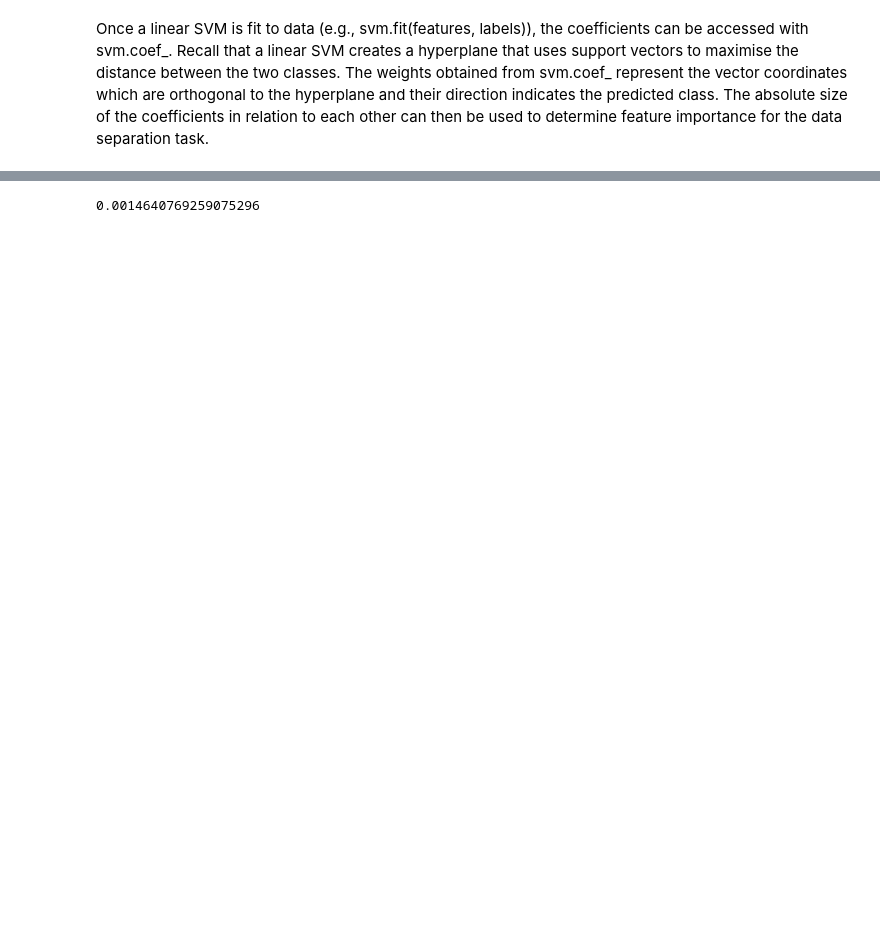
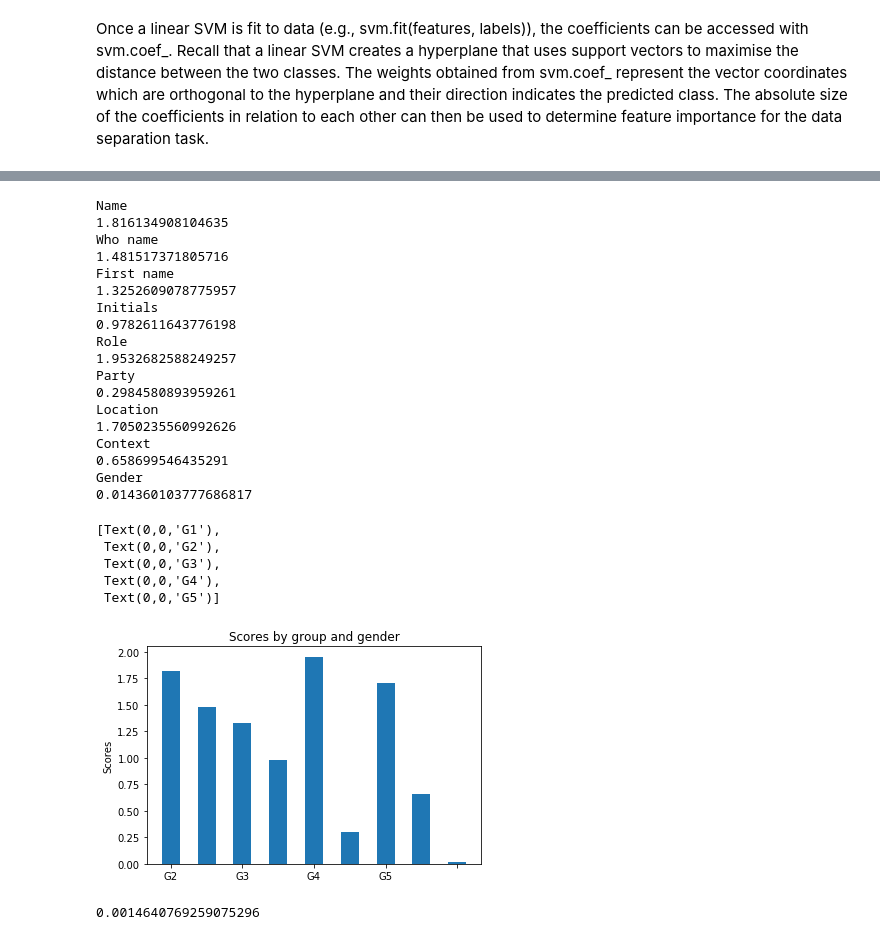
Before and after one commit to Joostrothweiler/politags, a Jupyter notebook: notebooks/experiments/NED.ipynb, the cells around one changed output, grey strips where cells are left out. Drawn from its saved outputs; the diff is of its cells as text; code cells hidden in the pictures; blank space fills up the shorter version.

```diff
--- a/notebooks/experiments/NED.ipynb
+++ b/notebooks/experiments/NED.ipynb
@@ -573,3 +596,46 @@ print(np.var(scores))
+# %%
+names = ['Name', 'Who name', 'First name', 'Initials', 'Role', 'Party', 'Location', 'Context', 'Gender']
+
+sum = 0
+
+for i in range(0,len(clf.coef_[0])):
+    print(names[i])
+    print(clf.coef_[0][i])
+    sum += clf.coef_[0][i]
+
+
+
+fig, ax = plt.subplots()
+rects = ax.bar([0,1,2,3,4,5,6,7,8], clf.coef_[0], 0.5)
+
+ax.set_ylabel('Scores')
+ax.set_title('Scores by group and gender')
+ax.set_xticklabels(('G1', 'G2', 'G3', 'G4', 'G5'))
+# %% [output]
+Name
+1.816134908104635
+Who name
+1.481517371805716
+First name
+1.3252609078775957
+Initials
+0.9782611643776198
+Role
+1.9532682588249257
+Party
+0.2984580893959261
+Location
+1.7050235560992626
+Context
+0.658699546435291
+Gender
+0.014360103777686817
+[Text(0,0,'G1'),
+ Text(0,0,'G2'),
+ Text(0,0,'G3'),
+ Text(0,0,'G4'),
+ Text(0,0,'G5')]
+[figure, added]
 # %%
 import pickle
 
```
Also changed, not shown: parts of 4 cells of this notebook, 22 other files.
